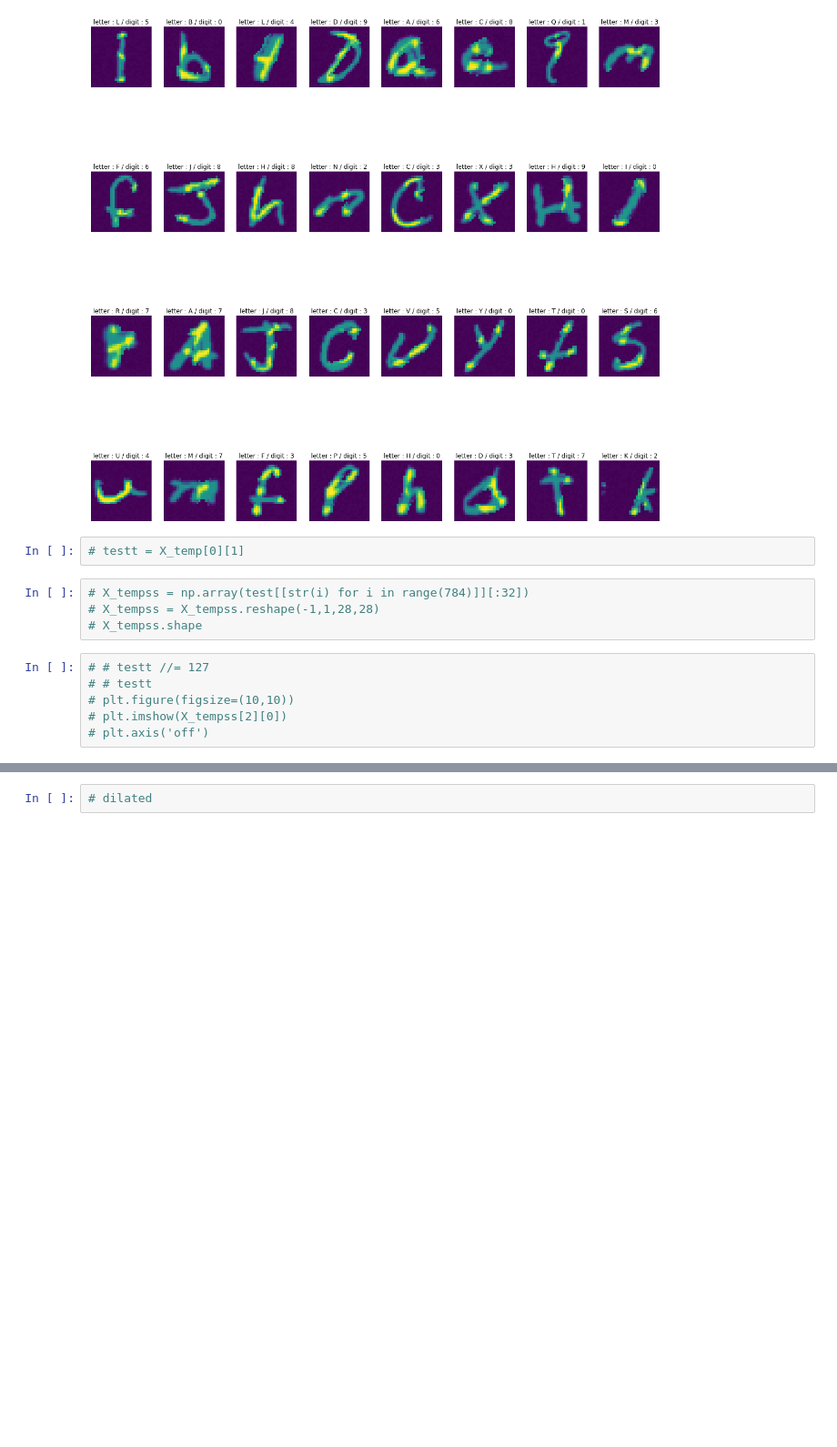
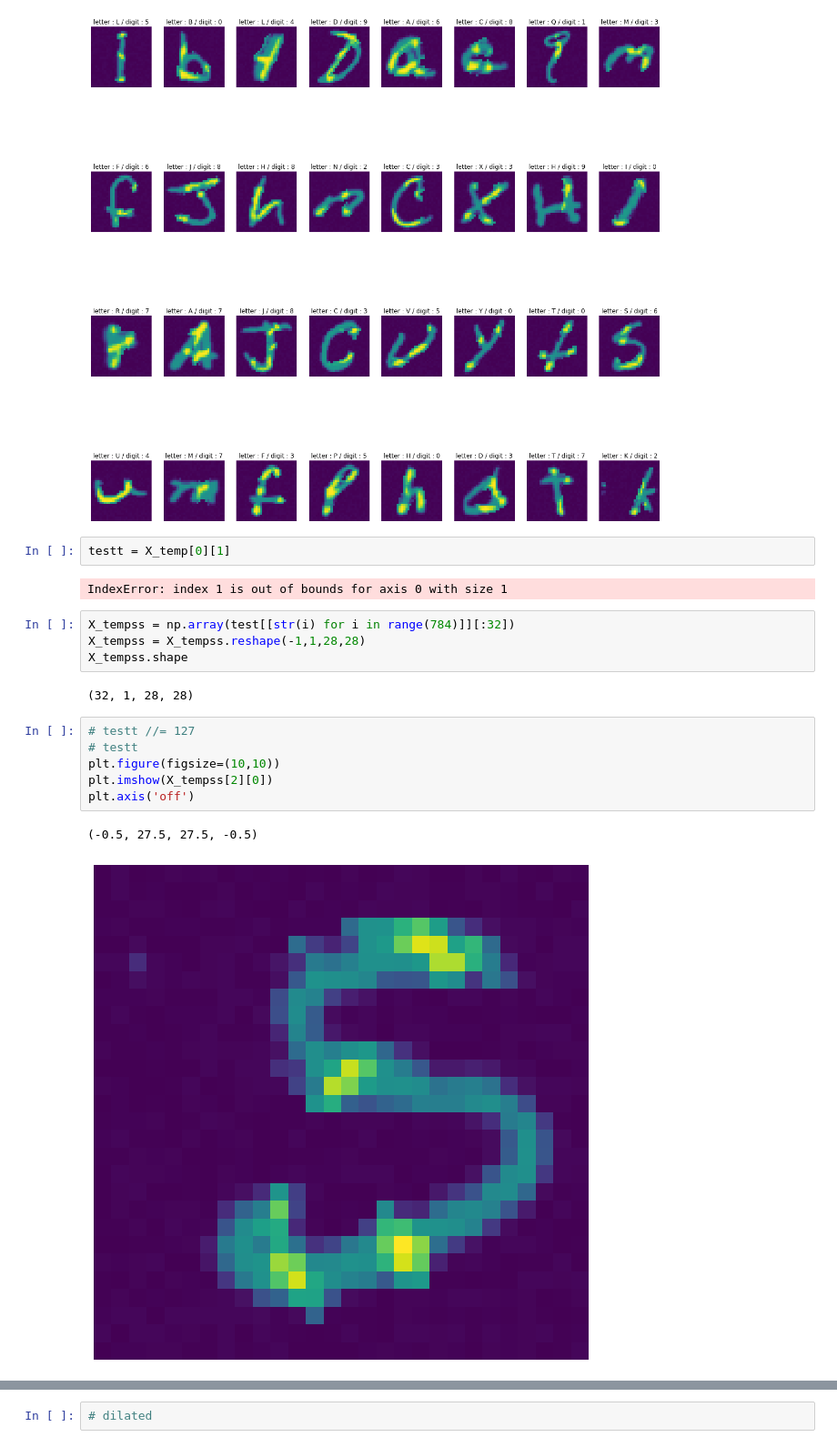
Before and after one commit to JaeHeee/DACON_seub, a Jupyter notebook: dacon_test.ipynb, the cells around one changed output, grey strips where cells are left out. Shown at 91% size. Drawn from its saved outputs; the diff is of its cells as text; blank space fills up the shorter version.

```diff
--- a/dacon_test.ipynb
+++ b/dacon_test.ipynb
@@ -90,15 +90,22 @@ for idx, (image, digit, letter) in enumerate(zip(X_temp[:32], y_digit[:32] ,y_le
 # %% [output]
 [figure]
 # %%
-# testt = X_temp[0][1]
+testt = X_temp[0][1]
+# %% [output]
+IndexError: index 1 is out of bounds for axis 0 with size 1
 # %%
-# X_tempss = np.array(test[[str(i) for i in range(784)]][:32])
-# X_tempss = X_tempss.reshape(-1,1,28,28)
-# X_tempss.shape
+X_tempss = np.array(test[[str(i) for i in range(784)]][:32])
+X_tempss = X_tempss.reshape(-1,1,28,28)
+X_tempss.shape
+# %% [output]
+(32, 1, 28, 28)
 # %%
-# # testt //= 127
-# # testt
-# plt.figure(figsize=(10,10))
-# plt.imshow(X_tempss[2][0])
-# plt.axis('off')
+# testt //= 127
+# testt
+plt.figure(figsize=(10,10))
+plt.imshow(X_tempss[2][0])
+plt.axis('off')
+# %% [output]
+(-0.5, 27.5, 27.5, -0.5)
+[figure, added]
 # %%
```
Also changed, not shown: parts of 4 cells of this notebook, 2 other files.
